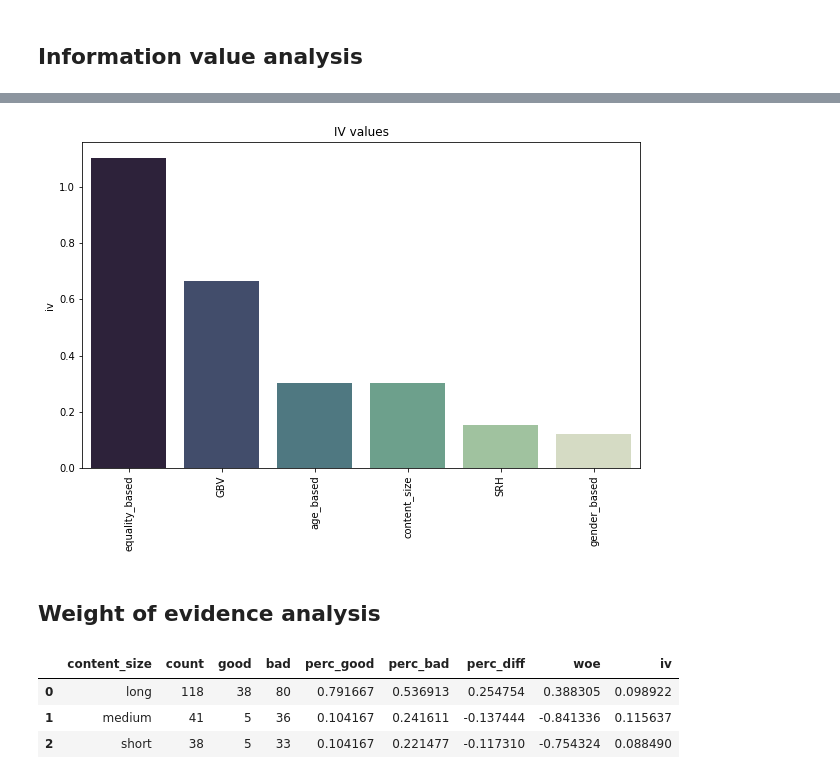
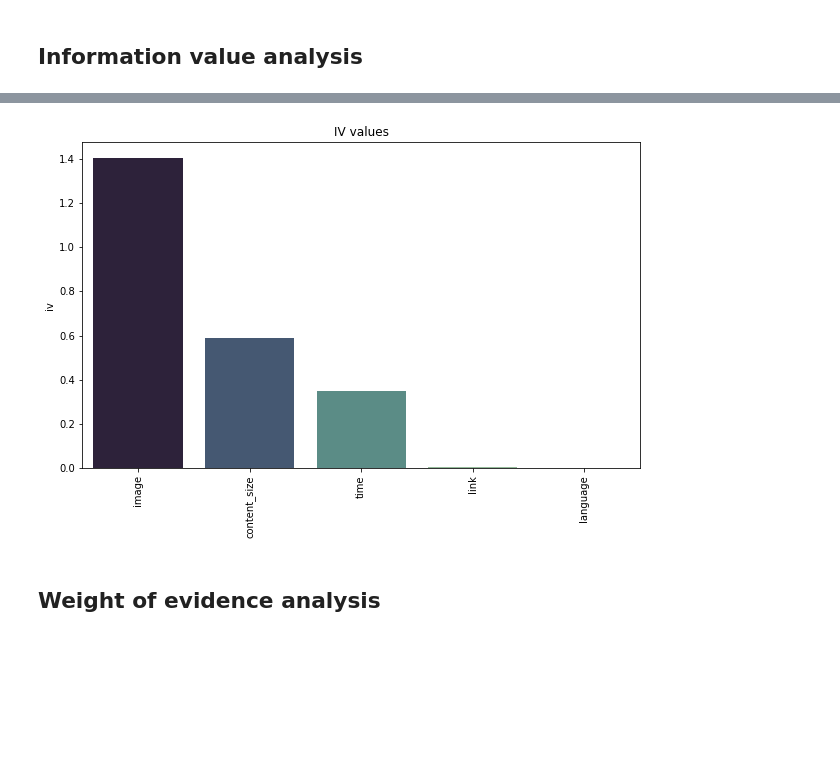
Before and after one commit to yonycherkos/SRH-GBV, a Jupyter notebook: code/SRH_GBV_analysis.ipynb, the cells around one changed output, grey strips where cells are left out. Cells and saved outputs as stored; diff of their text form; code cells hidden in the pictures; blank space fills up the shorter version.

```diff
--- a/code/SRH_GBV_analysis.ipynb
+++ b/code/SRH_GBV_analysis.ipynb
@@ -350,6 +459,6 @@ iv_df
-# %%
-ar.draw_iv(feats, iv)
-# %% [output]
-[figure, removed]
+# %%
+SRH_ar.draw_iv(SRH_feats, SRH_iv)
+# %% [output]
+[figure, added]
 # %% [markdown]
 ## Weight of evidence analysis
@@ -363,7 +464,0 @@ ar.draw_iv(feats, iv)
-# %%
-content_size_iv_df
-# %% [output]
-|  | content_size | count | good | bad | perc_good | perc_bad | perc_diff | woe | iv |
-| 0 | long | 118 | 38 | 80 | 0.791667 | 0.536913 | 0.254754 | 0.388305 | 0.098922 |
-| 1 | medium | 41 | 5 | 36 | 0.104167 | 0.241611 | -0.137444 | -0.841336 | 0.115637 |
-| 2 | short | 38 | 5 | 33 | 0.104167 | 0.221477 | -0.117310 | -0.754324 | 0.088490 |
```
Also changed, not shown: parts of 88 cells of this notebook, 19 other files.
